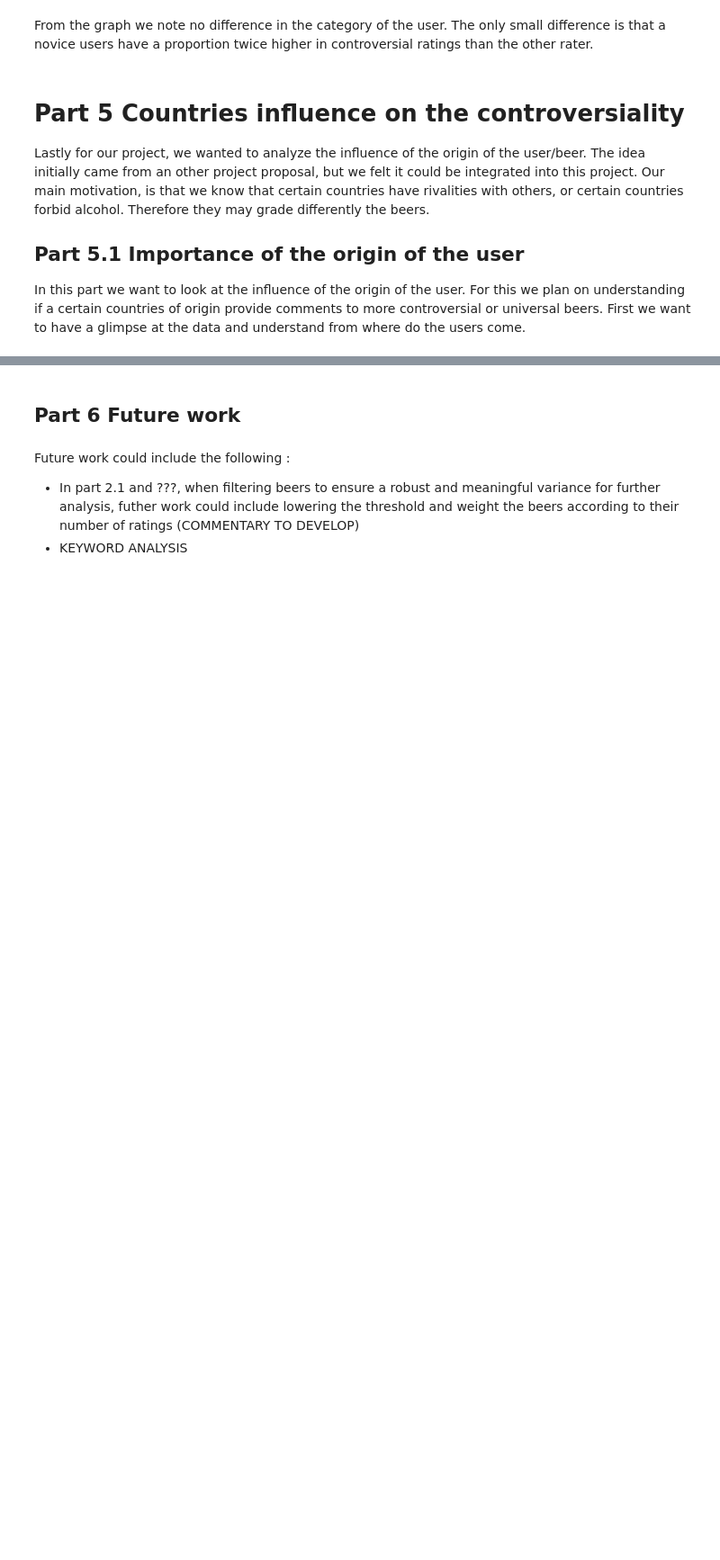
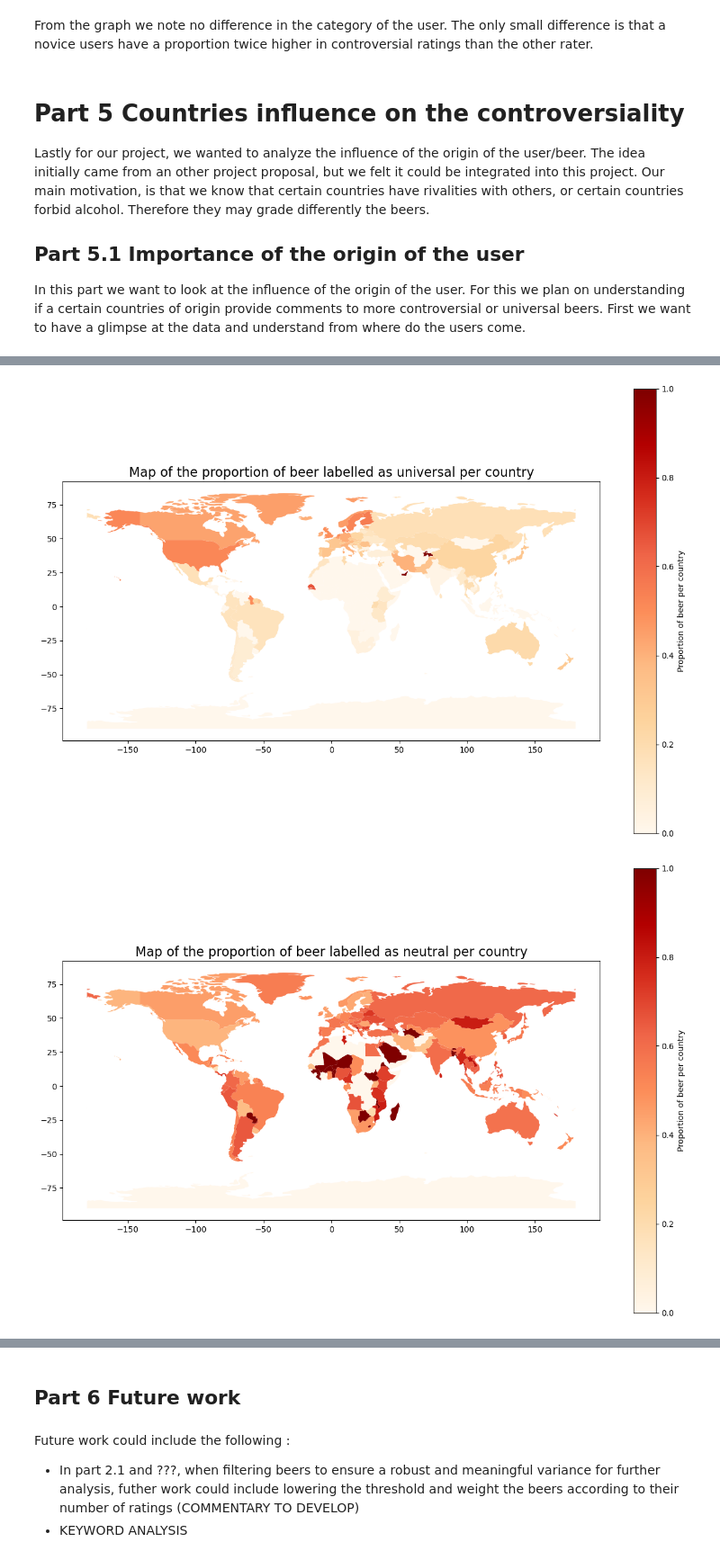
Before and after one commit to epfl-ada/ada-2024-project-abracadabra, a Jupyter notebook: analysis_final.ipynb, the cells around one changed output, grey strips where cells are left out. Shown at 90% size. Cells and saved outputs as stored; diff of their text form; code cells hidden in the pictures; blank space fills up the shorter version.

```diff
--- a/analysis_final.ipynb
+++ b/analysis_final.ipynb
@@ -430,0 +486,7 @@ plot_distribution_number_ratings_per_country_of_origin_of_user(users_df, ratings
+# %%
+compute_proportion_label_per_country(breweries_df_new,beers_df_new, attributes_variance, labels, 0)
+compute_proportion_label_per_country(breweries_df_new,beers_df_new, attributes_variance, labels, 1)
+compute_proportion_label_per_country(breweries_df_new,beers_df_new, attributes_variance, labels, 2)
+# %% [output]
+[figure, added]
+[figure, added]
```
Also changed, not shown: parts of 23 cells of this notebook, 3 other files.
